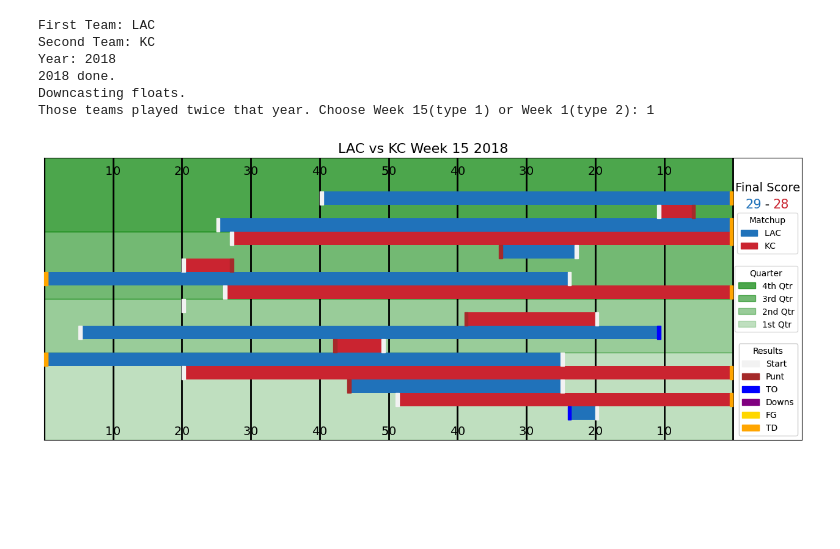
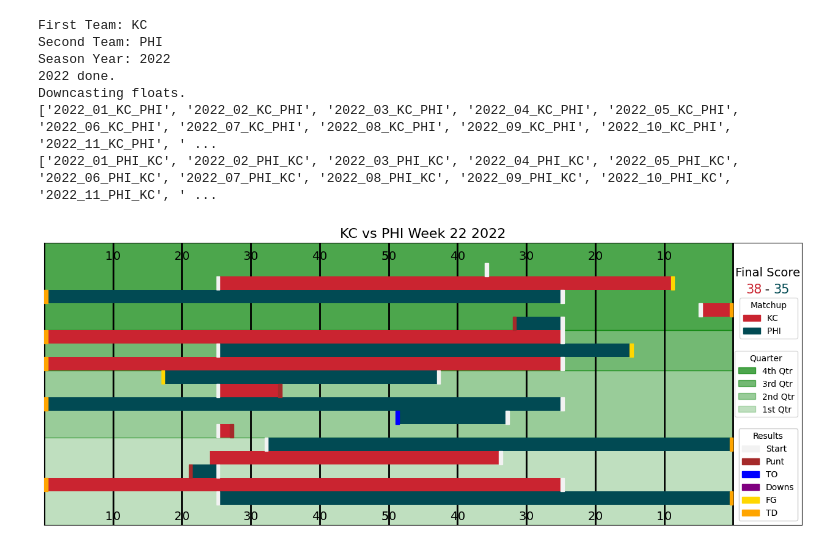
Before and after one commit to KaiWoessner/NFLDataAnalysis, a Jupyter notebook: NFLVisualGameBreakdown.ipynb, the cells around one changed output. Saved outputs shown, nothing was run; the diff lists cells and outputs as text; code cells hidden in the pictures; blank space fills up the shorter version.

Commit message:
Working on Playoff game capabilities as well as edge cases

```diff
--- a/NFLVisualGameBreakdown.ipynb
+++ b/NFLVisualGameBreakdown.ipynb
@@ -27,13 +49,14 @@ import matplotlib.patches as patches
 # %%
+from inspect import getframeinfo
 tm1 = input("First Team: ")
 tm2 = input("Second Team: ")
-year = input("Year: ")
+year = input("Season: ")
 
 years = int(year)
 
 game_ids = []
 rev_game_ids = []
-for wk in range(1,19):
+for wk in range(1,23):
   if (wk < 10):
     game_ids.append(f"{year}_0{wk}_{tm1}_{tm2}")
     rev_game_ids.append(f"{year}_0{wk}_{tm2}_{tm1}")
@@ -44,16 +67,14 @@ for wk in range(1,19):
 
 
 game = nfl.import_pbp_data([years])
-game = game.loc[game.season_type=='REG']
 
 pd.set_option('display.max_columns', None)
 gm_stats = game[["game_id", "posteam","play_type", "drive", "qtr", "time", "yardline_100", "ydsnet", "drive_end_transition", "home_score", "away_score"]]
 
-gm_stats.head()
 
 actual_game = gm_stats[gm_stats["game_id"] == game_ids[0]]
 
-div_count = 0;
+game_count = 0;
 
 for i in range(0, len(game_ids)):
 
@@ -62,7 +83,7 @@ for i in range(0, len(game_ids)):
     actual_game = temp_game
     wk = i+1
 
-    div_count += 1
+    game_count += 1
     div1_wk = i+1
     div1 = game_ids[i]
 
@@ -73,13 +94,22 @@ for i in range(0, len(game_ids)):
     actual_game = temp_game
     wk = i+1
 
-    div_count += 1
+    game_count += 1
     div2_wk = i+1
     div2 = rev_game_ids[i]
 
     home = tm1
 
-if (div_count == 2):
+# WIP
+if ((game_count > 1) & (wk > 18)):
+  playoff_choice = input("Those teams played in the regular season and the playoffs. Do you want the playoff game (type 1) or regular season game (type 2): ")
+  if (playoff_choice == "1"):
+    actual_game = gm_stats[gm_stats["game_id"] == f"{div1}"]
+
+  if (playoff_choice == "2"):
+    actual_game = gm_stats[gm_stats["game_id"] == f"{div2}"]
+
+if (game_count == 2):
   game_choice = input("Those teams played twice that year. Choose Week " + f"{div1_wk}" + "(type 1)" + " or Week " + f"{div2_wk}" + "(type 2): ")
   if (game_choice == "1"):
     actual_game = gm_stats[gm_stats["game_id"] == f"{div1}"]
@@ -89,7 +119,6 @@ if (div_count == 2):
     actual_game = gm_stats[gm_stats["game_id"] == f"{div2}"]
     wk = div2_wk
     home = tm1
-
 
 actual_game = actual_game[actual_game['play_type'] != "kickoff"]
 actual_game = actual_game[actual_game['play_type'] != "extra_point"]
@@ -114,8 +143,6 @@ drive_final = drive[["drive", "posteam", "qtr", "yardline_start", "yardline_end"
 drive_final.loc[drive_final['drive_result'] == "TOUCHDOWN", ['yardline_end']] = 0
 
 qtr_drive = drive_final.groupby('qtr').last().reset_index()
-
-drive_final.head()
 
 
 teamcolor = {'ARI':'#97233F','ATL':'#A71930','BAL':'#241773','BUF':'#00338D','CAR':'#0085CA','CHI':'#00143F',
@@ -344,36 +371,37 @@ field_goal = patches.Patch(color='gold', label='FG')
 touchdown = patches.Patch(color='orange', label='TD')
 
 markers = ax.legend(handles=[drive_start, punt, to, to_on_downs, field_goal, touchdown], loc='lower right')
 markers.set_title('Results')
 ax.add_artist(markers)
 
 # Final Score
 if (tm1 == home):
   plt.text(105, field_width - 1, "Final Score", fontsize=14, color="k", ha='center', va='center')
   plt.text(103, field_width - 6, str(drive_final["home_score"][0]), fontsize=15, color=team1_color, ha='center', va='center')
   plt.text(107, field_width - 6, str(drive_final["away_score"][0]), fontsize=15, color=team2_color, ha='center', va='center')
   plt.text(105, field_width - 6, " - ", fontsize=15, color="k", ha='center', va='center')
 
 else:
   plt.text(105, field_width - 1, "Final Score", fontsize=14, color="k", ha='center', va='center')
   plt.text(103, field_width - 6, str(drive_final["away_score"][0]), fontsize=15, color=team1_color, ha='center', va='center')
   plt.text(107, field_width - 6, str(drive_final["home_score"][0]), fontsize=15, color=team2_color, ha='center', va='center')
   plt.text(105, field_width - 6, " - ", fontsize=15, color="k", ha='center', va='center')
 
 
 
 # Remove x and y ticks
 plt.xticks([])
 plt.yticks([])
 
 
 # Display the field
 plt.show()
 # %% [output]
-First Team: LAC
-Second Team: KC
-Year: 2018
-2018 done.
+First Team: KC
+Second Team: PHI
+Season Year: 2022
+2022 done.
 Downcasting floats.
-Those teams played twice that year. Choose Week 15(type 1) or Week 1(type 2): 1
+['2022_01_KC_PHI', '2022_02_KC_PHI', '2022_03_KC_PHI', '2022_04_KC_PHI', '2022_05_KC_PHI', '2022_06_KC_PHI', '2022_07_KC_PHI', '2022_08_KC_PHI', '2022_09_KC_PHI', '2022_10_KC_PHI', '2022_11_KC_PHI', ' ...
+['2022_01_PHI_KC', '2022_02_PHI_KC', '2022_03_PHI_KC', '2022_04_PHI_KC', '2022_05_PHI_KC', '2022_06_PHI_KC', '2022_07_PHI_KC', '2022_08_PHI_KC', '2022_09_PHI_KC', '2022_10_PHI_KC', '2022_11_PHI_KC', ' ...
-[figure, old version]
+[figure, new version]
```
Also changed, not shown: parts of 2 cells of this notebook.
